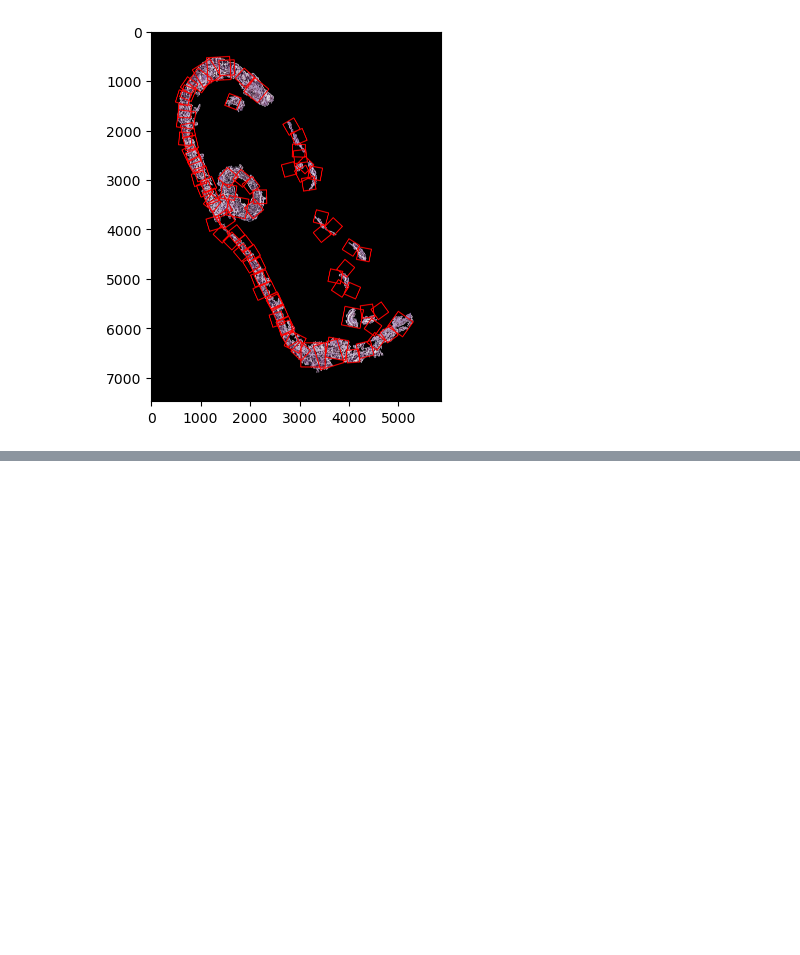
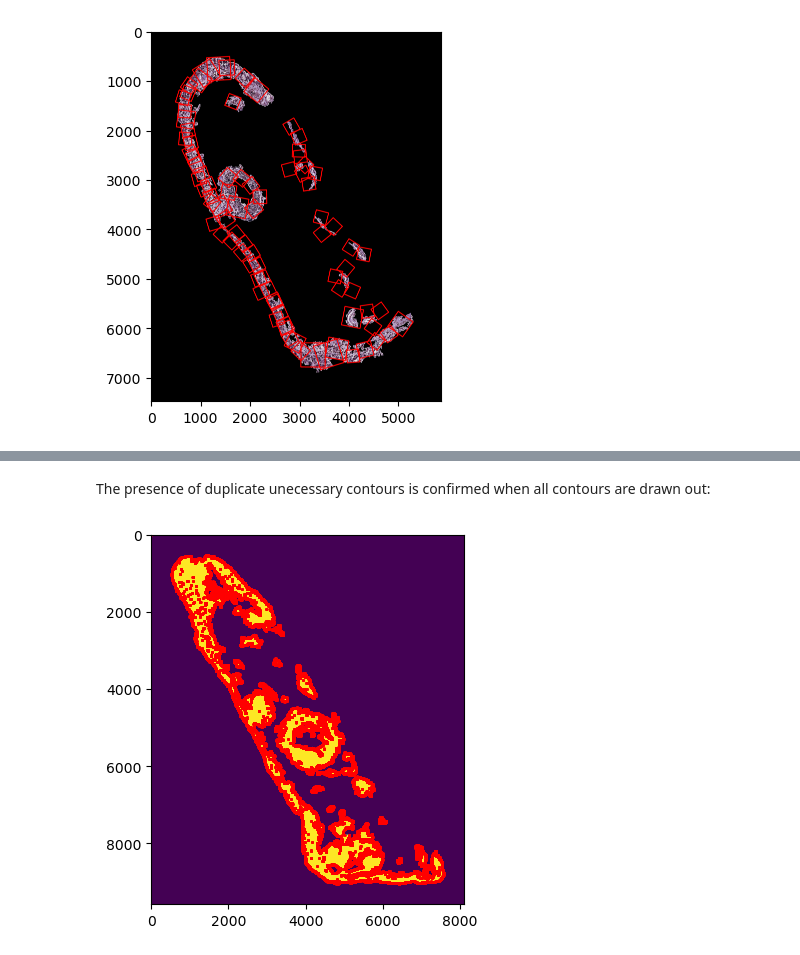
Before and after one commit to arvindkrishna87/STAT390_WI2025, a Jupyter notebook: Patching Code/Normal_Squares_Toggleable_hannah.ipynb, the cells around one changed output, grey strips where cells are left out. Saved outputs shown, nothing was run; the diff lists cells and outputs as text; code cells hidden in the pictures; blank space fills up the shorter version.

```diff
--- a/Patching Code/Normal_Squares_Toggleable_hannah.ipynb
+++ b/Patching Code/Normal_Squares_Toggleable_hannah.ipynb
@@ -279,13 +102,0 @@ def process_contours(image,binary_image,square_size=128,step=5,overlap_thresh=0.
-# %%
-new_image, whole_thresh = get_new_imgs("testing_slices/h2114153  h&e_ROI_1 Epithelia.png")
-draw_contours(whole_thresh)
-result_image, contour, squares = process_contours(
-     new_image,
-     whole_thresh,
-     square_size=256,
-     step=60,
-     overlap_thresh=0.1,
-     smoothing_size=200,
-     look_back=5,
-     second_pass=False,
-     variable_length=True)
@@ -363,16 +334,3 @@ result_image, contour, squares = process_contours(
 # %% [output]
 [figure]
 [figure]
-# %%
-new_image, whole_thresh = get_new_imgs("testing_slices/h2114155 h&e_ROI_4 Epithelia.png")
-draw_contours(whole_thresh)
-result_image, contour, squares = process_contours(
-     new_image,
-     whole_thresh,
-     square_size=256,
-     step=60,
-     overlap_thresh=0.1,
-     smoothing_size=200,
-     look_back=5,
-     second_pass=False,
-     variable_length=True)
@@ -378,0 +339,3 @@ result_image, contour, squares = process_contours(
+# %%
+contours, hierarchy = cv2.findContours(whole_thresh, cv2.RETR_TREE,cv2.CHAIN_APPROX_SIMPLE)
+hierarchy
@@ -378,0 +350,20 @@ result_image, contour, squares = process_contours(
+# %% [markdown]
+The presence of duplicate unecessary contours is confirmed when all contours are drawn out:
+# %%
+new_image, whole_thresh = get_new_imgs("testing_slices/h2114155 h&e_ROI_4 Epithelia.png")
+def draw_contours(binary_image):
+    contours, _ = cv2.findContours(whole_thresh, cv2.RETR_TREE,cv2.CHAIN_APPROX_SIMPLE)
+    #contours = contours[1:100]  # modification to plot only subset of contours
+    all_points = [[0, 0]]
+    #Loop over all contours in image and reshape into xy pairings
+    for contour in contours:
+        points = np.array(contour.reshape(-1,2))
+        all_points = np.concatenate((all_points, points))
+    # plot contour (x,y) points over tissue image
+    plt.imshow(binary_image, aspect='equal')
+    plt.scatter(np.array(all_points)[:,0], np.array(all_points)[:,1], c='red', marker='o', s = 1)
+    plt.show
+
+draw_contours(whole_thresh)
+# %% [output]
+[figure, added]
```
Also changed, not shown: parts of 12 cells of this notebook.
